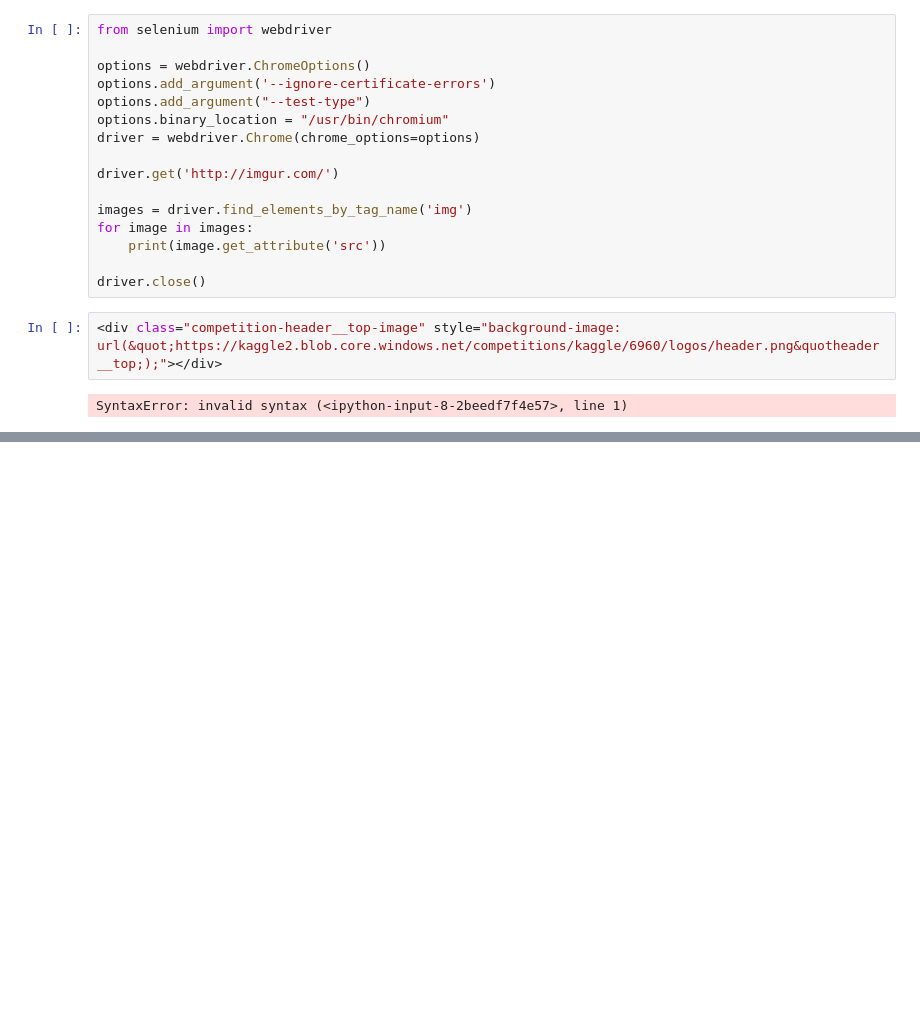
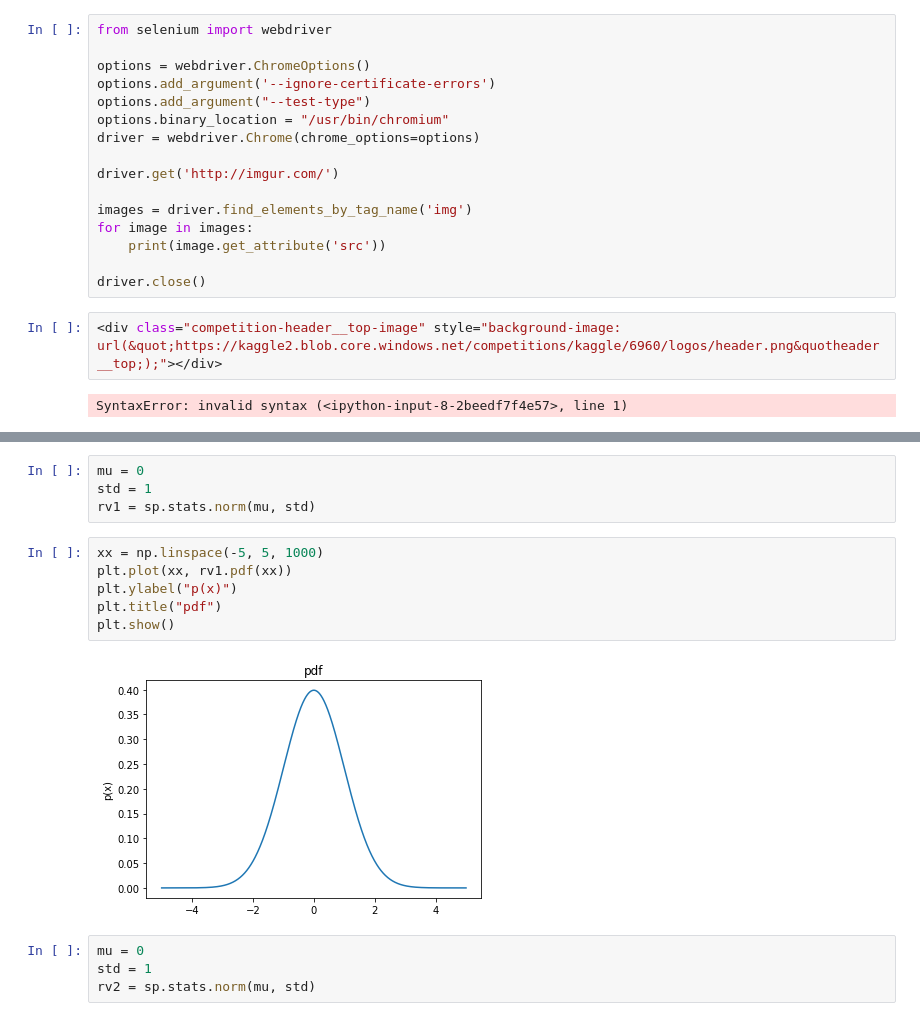
Before and after one commit to jungi21cc/Fastcampus, a Jupyter notebook: WEEK6/practice_week6.ipynb, the cells around one changed output, grey strips where cells are left out. Drawn from its saved outputs; the diff is of its cells as text; blank space fills up the shorter version.

```diff
--- a/WEEK6/practice_week6.ipynb
+++ b/WEEK6/practice_week6.ipynb
@@ -41,0 +115,16 @@ SyntaxError: invalid syntax (<ipython-input-8-2beedf7f4e57>, line 1)
+# %%
+mu = 0
+std = 1
+rv1 = sp.stats.norm(mu, std)
+# %%
+xx = np.linspace(-5, 5, 1000)
+plt.plot(xx, rv1.pdf(xx))
+plt.ylabel("p(x)")
+plt.title("pdf")
+plt.show()
+# %% [output]
+[figure, added]
+# %%
+mu = 0
+std = 1
+rv2 = sp.stats.norm(mu, std)
```
Also changed, not shown: parts of 8 cells of this notebook, 1 other file.
